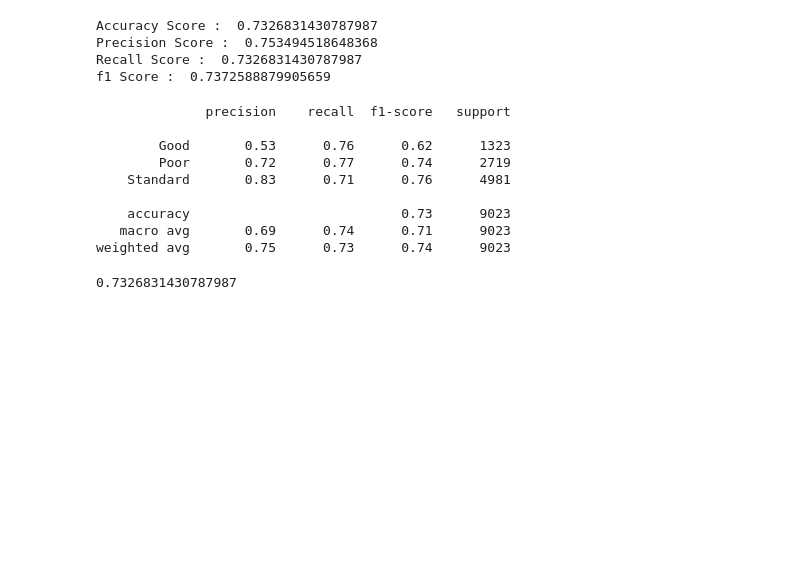
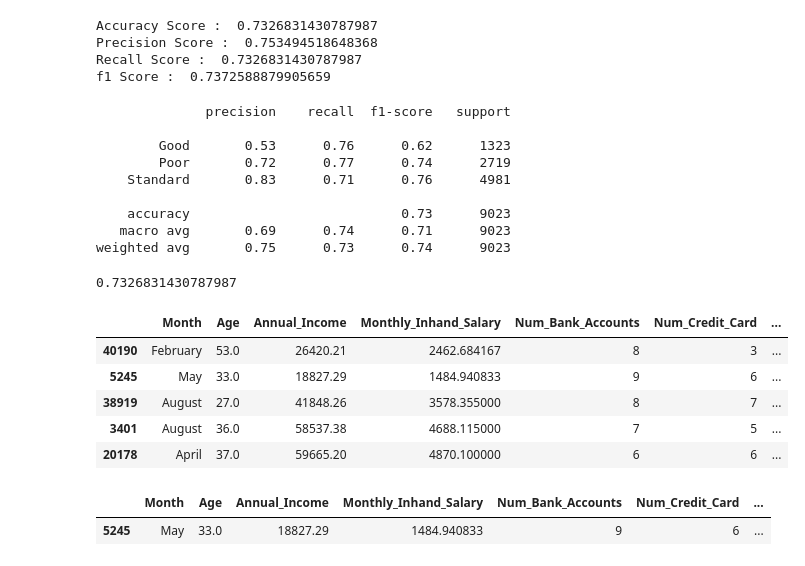
Before and after one commit to icodepie/Capstone_Final_Project, a Jupyter notebook: Final_Modeling_Process.ipynb, the cells around one changed output. Drawn from its saved outputs; the diff is of its cells as text; code cells hidden in the pictures; blank space fills up the shorter version.

```diff
--- a/Final_Modeling_Process.ipynb
+++ b/Final_Modeling_Process.ipynb
@@ -608,3 +618,17 @@ loaded_model = pickle.load(open("xgb_final_model.sav", 'rb'))
 loaded_model.score(X_test, y_test)
 # %% [output]
 0.7326831430787987
+# %%
+X_test.head()
+# %% [output]
+|  | Month | Age | Annual_Income | Monthly_Inhand_Salary | Num_Bank_Accounts | Num_Credit_Card | ... |
+| 40190 | February | 53.0 | 26420.21 | 2462.684167 | 8 | 3 | ... |
+| 5245 | May | 33.0 | 18827.29 | 1484.940833 | 9 | 6 | ... |
+| 38919 | August | 27.0 | 41848.26 | 3578.355000 | 8 | 7 | ... |
+| 3401 | August | 36.0 | 58537.38 | 4688.115000 | 7 | 5 | ... |
+| 20178 | April | 37.0 | 59665.20 | 4870.100000 | 6 | 6 | ... |
+# %%
+X_test[1:2]
+# %% [output]
+|  | Month | Age | Annual_Income | Monthly_Inhand_Salary | Num_Bank_Accounts | Num_Credit_Card | ... |
+| 5245 | May | 33.0 | 18827.29 | 1484.940833 | 9 | 6 | ... |
```
Also changed, not shown: parts of 13 cells of this notebook, 4 other files.
